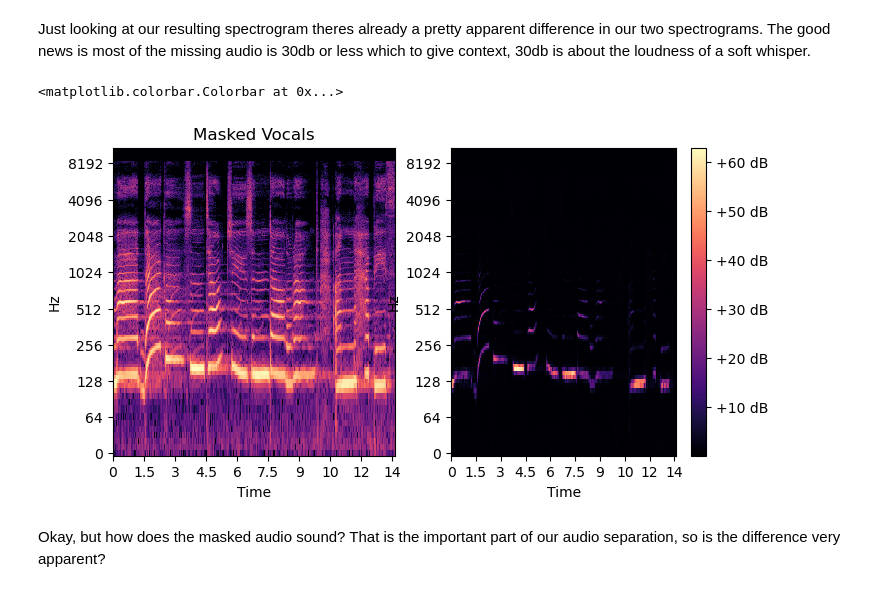
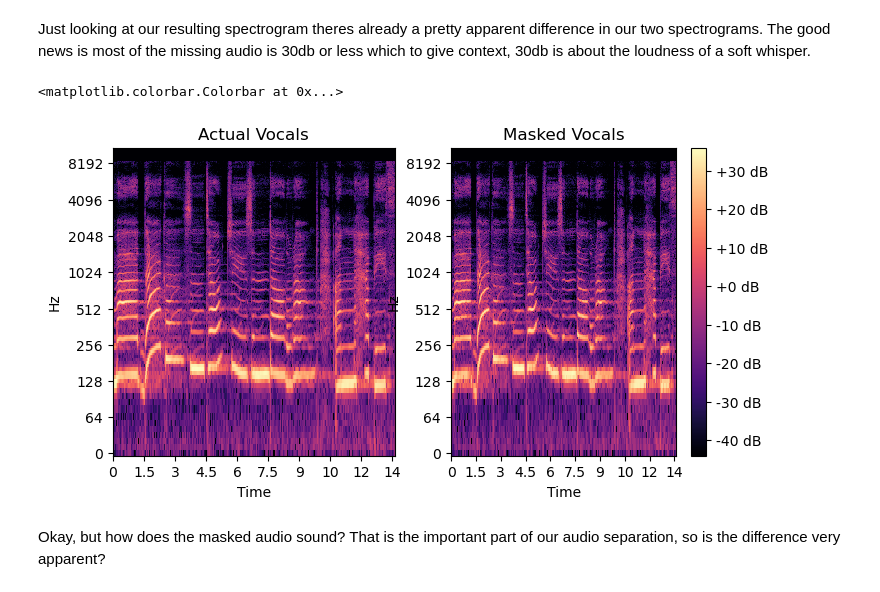
Before and after one commit to jambory/MusicSourceSeparation, a Jupyter notebook: audio_processing/spectrogram_limits.ipynb, the cells around one changed output. Drawn from its saved outputs; the diff is of its cells as text; code cells hidden in the pictures.

```diff
--- a/audio_processing/spectrogram_limits.ipynb
+++ b/audio_processing/spectrogram_limits.ipynb
@@ -44,7 +44,7 @@ fig.colorbar(voc_img, format="%+2.0f dB")
 # %% [markdown]
 In this case we can create a perfect mask, by just using the spectrogram for the vocals and applying it to the mix. Should be very straight forward.
 # %%
-mask = voc_representation / np.maximum(voc_representation, mix_representation) # + 1e-8
+mask = voc_representation / np.maximum(voc_representation, mix_representation) + 1e-8
 librosa.display.specshow(mask, y_axis='log', x_axis='time',cmap='magma')
 # %% [output]
 <matplotlib.collections.QuadMesh at 0x...>
@@ -53,17 +53,17 @@ librosa.display.specshow(mask, y_axis='log', x_axis='time',cmap='magma')
 Just looking at our resulting spectrogram theres already a pretty apparent difference in our two spectrograms. The good news is most of the missing audio is 30db or less which to give context, 30db is about the loudness of a soft whisper.
 # %%
 fig,axes = plt.subplots(1,2, figsize=(8,4))
-voc_img,_,_ = create_spectrogram(vocals,axes[0])
+voc_img,_,_ = ap.create_spectrogram(vocals,axes[0])
 axes[0].set_title("Actual Vocals")
 axes[1].set_title("Masked Vocals")
 
 masked_voc = x_m * mask
 
-mask_img =librosa.display.specshow(np.abs(masked_voc), y_axis='log', x_axis='time',cmap='magma',ax=axes[1])
+mask_img =librosa.display.specshow(librosa.amplitude_to_db(np.abs(masked_voc)), y_axis='log', x_axis='time',cmap='magma',ax=axes[1])
 fig.colorbar(mask_img, format="%+2.0f dB")
 # %% [output]
 <matplotlib.colorbar.Colorbar at 0x...>
-[figure, old version]
+[figure, new version]
 # %% [markdown]
 Okay, but how does the masked audio sound? That is the important part of our audio separation, so is the difference very apparent?
 # %%
```
Also changed, not shown: 9 other files.
